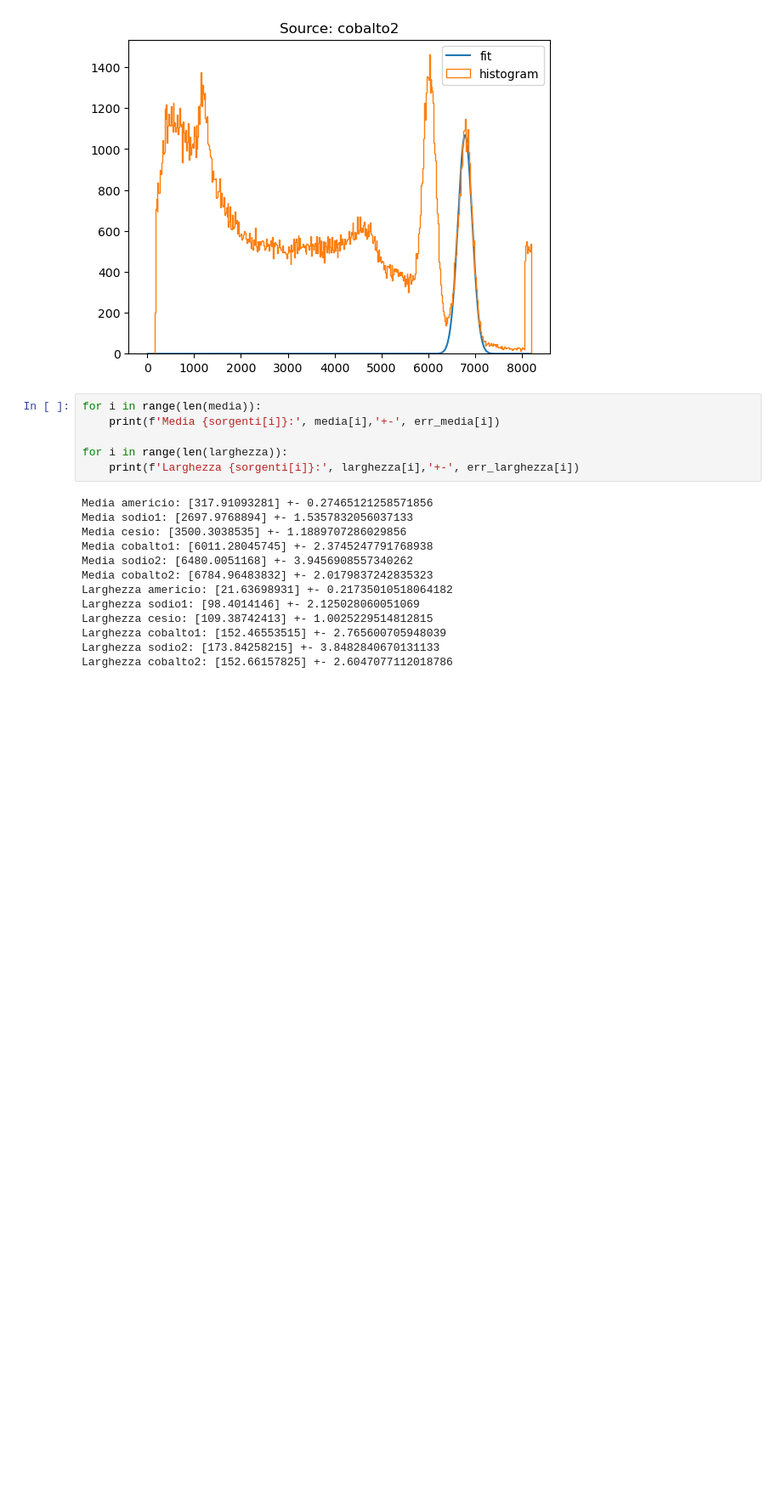
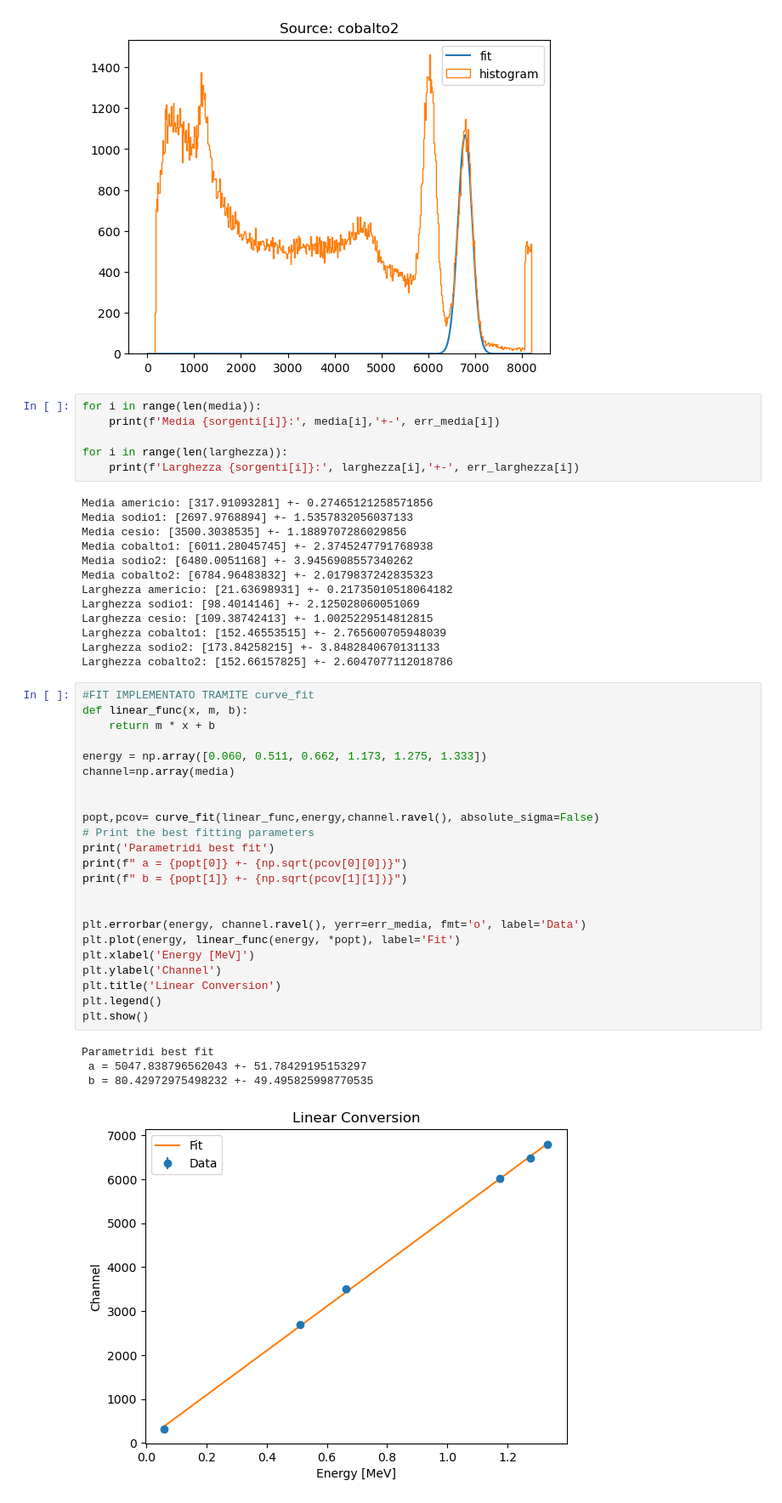
Before and after one commit to ChrisTangaNunz/particle-lab, a Jupyter notebook: asd.ipynb, the cells around one changed output. Shown at 85% size. Saved outputs shown, nothing was run; the diff lists cells and outputs as text; blank space fills up the shorter version.

```diff
--- a/asd.ipynb
+++ b/asd.ipynb
@@ -96,3 +97,31 @@ Larghezza cesio: [109.38742413] +- 1.0025229514812815
 Larghezza cobalto1: [152.46553515] +- 2.765600705948039
 Larghezza sodio2: [173.84258215] +- 3.8482840670131133
 Larghezza cobalto2: [152.66157825] +- 2.6047077112018786
+# %%
+#FIT IMPLEMENTATO TRAMITE curve_fit
+def linear_func(x, m, b):
+    return m * x + b
+
+energy = np.array([0.060, 0.511, 0.662, 1.173, 1.275, 1.333])
+channel=np.array(media)
+
+
+popt,pcov= curve_fit(linear_func,energy,channel.ravel(), absolute_sigma=False)
+# Print the best fitting parameters
+print('Parametridi best fit')
+print(f" a = {popt[0]} +- {np.sqrt(pcov[0][0])}")
+print(f" b = {popt[1]} +- {np.sqrt(pcov[1][1])}")
+
+
+plt.errorbar(energy, channel.ravel(), yerr=err_media, fmt='o', label='Data')
+plt.plot(energy, linear_func(energy, *popt), label='Fit')
+plt.xlabel('Energy [MeV]')
+plt.ylabel('Channel')
+plt.title('Linear Conversion')
+plt.legend()
+plt.show()
+# %% [output]
+Parametridi best fit
+ a = 5047.838796562043 +- 51.78429195153297
+ b = 80.42972975498232 +- 49.495825998770535
+[figure, added]
```
Also changed, not shown: parts of 3 cells of this notebook.
